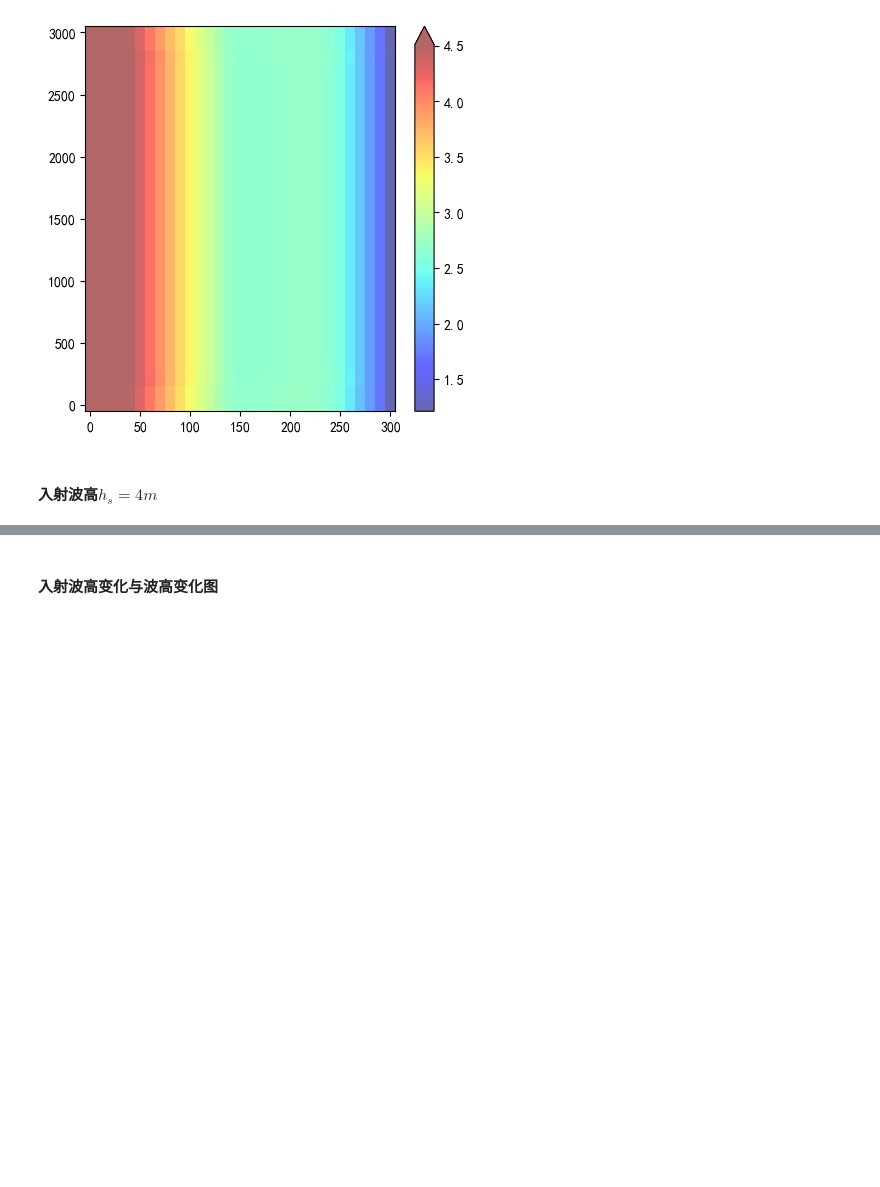
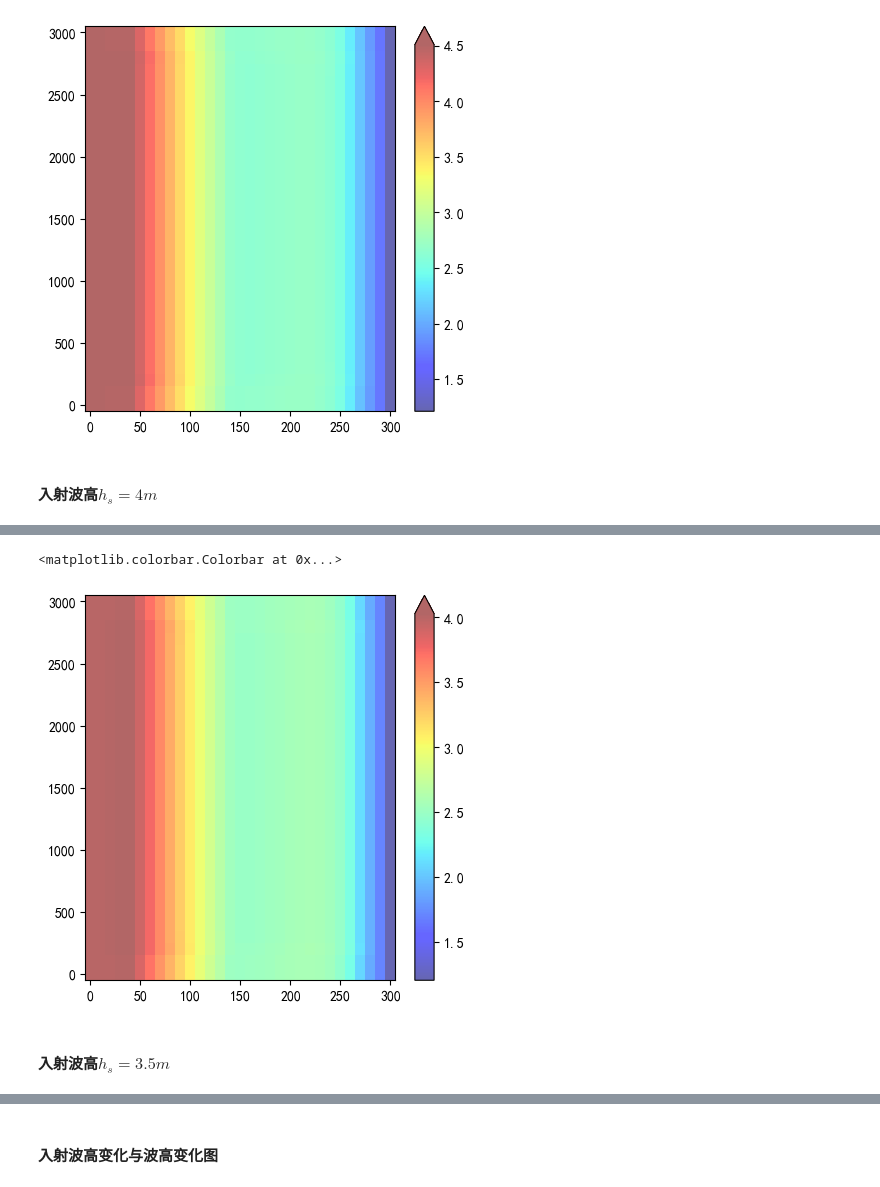
Before and after one commit to jackyvava/CodeWaveVegetation, a Jupyter notebook: code.ipynb, the cells around one changed output, grey strips where cells are left out. Drawn from its saved outputs; the diff is of its cells as text; code cells hidden in the pictures; blank space fills up the shorter version.

```diff
--- a/code.ipynb
+++ b/code.ipynb
@@ -1390,3 +1452,30 @@ data
 # %%
 xH4 = data['Xp'][:31]
 HSH4 = data['Hsig']
+# %%
+for i in range (len(HSH4)):
+    if HSH4[i] < 0:
+        HSH4[i] = HSH4[i-1]-0.5
+
+ZH4_Hs=(np.zeros(nx*ny).reshape(nx,ny))
+# %%
+for  i in range (31):
+    for j in range (31):
+        ZH4_Hs[i,j] = HSH4[i*31+j]
+
+
+for i in range (31):
+    for j in range (31):
+        if i == 0:
+            ZH4_Hs[i,j] = ZH4_Hs[i+1,j]
+        if i == 30:
+            ZH4_Hs[i,j] = ZH4_Hs[i-1,j]
+# %%
+plt.figure(num=1,figsize = (5,5), facecolor=None)
+plt.pcolormesh(X1, Y1, ZH4_Hs, cmap='jet',alpha=0.6)
+plt.colorbar(extend='max')
+# %% [output]
+<matplotlib.colorbar.Colorbar at 0x...>
+[figure, added]
+# %% [markdown]
+#### 入射波高$h_s = 3.5m$
```
Also changed, not shown: parts of 26 cells of this notebook.
